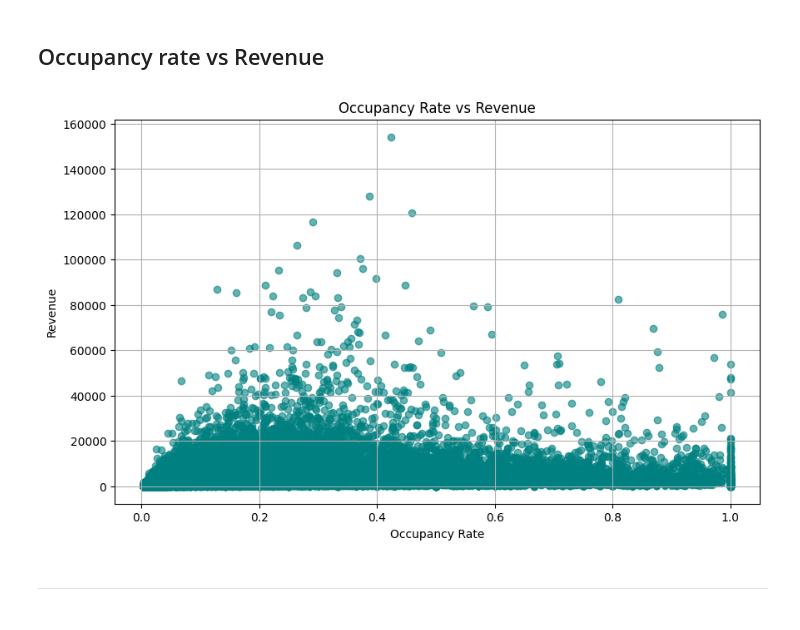
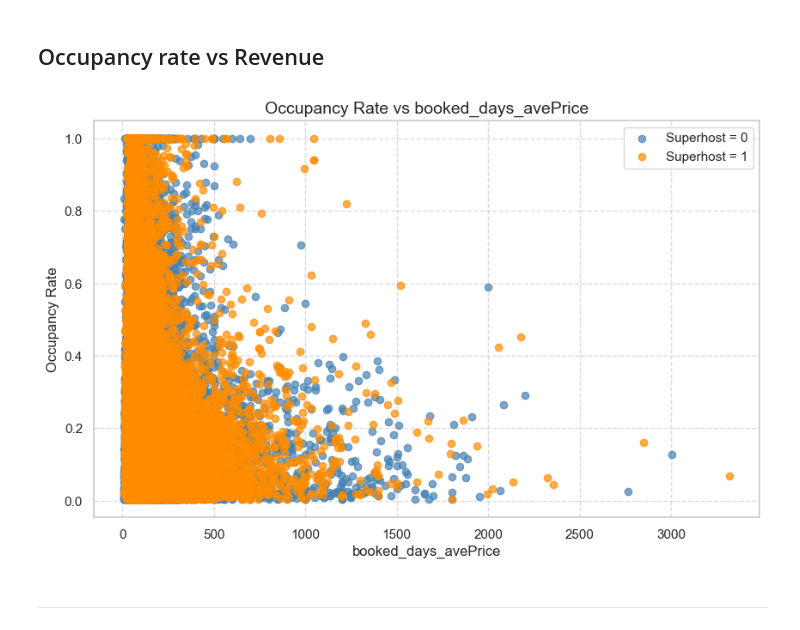
Before and after one commit to Vishnuanand77/airbnb-superhost-prediction, a Jupyter notebook: EDA.ipynb, the cells around one changed output. Saved outputs shown, nothing was run; the diff lists cells and outputs as text; code cells hidden in the pictures.

```diff
--- a/EDA.ipynb
+++ b/EDA.ipynb
@@ -433,15 +445,26 @@ print(df_imputed.isnull().sum())
 # %%
 import matplotlib.pyplot as plt
 
+# Separate data by Superhost values
+superhost_0 = df_imputed[df_imputed['Superhost'] == 0]
+superhost_1 = df_imputed[df_imputed['Superhost'] == 1]
+
+# Create the scatter plot
 plt.figure(figsize=(10, 6))
-plt.scatter(df_imputed['occupancy_rate'], df_imputed['revenue'], alpha=0.6, color='teal')
-plt.title("Occupancy Rate vs Revenue")
-plt.xlabel("Occupancy Rate")
-plt.ylabel("Revenue")
-plt.grid(True)
+plt.scatter(superhost_0['booked_days_avePrice'], superhost_0['occupancy_rate'],
+            alpha=0.7, color='#4682B4', label='Superhost = 0')  # Steel Blue
+plt.scatter(superhost_1['booked_days_avePrice'], superhost_1['occupancy_rate'],
+            alpha=0.7, color='#FF8C00', label='Superhost = 1')  # Dark Orange
+
+# Add titles and labels
+plt.title("Occupancy Rate vs booked_days_avePrice", fontsize=14)
+plt.xlabel("booked_days_avePrice", fontsize=12)
+plt.ylabel("Occupancy Rate", fontsize=12)
+plt.legend()
+plt.grid(True, linestyle='--', alpha=0.7)
 plt.show()
 # %% [output]
-[figure, old version]
+[figure, new version]
 # %% [markdown]
 ---
 # %% [markdown]
```
Also changed, not shown: parts of 2 cells of this notebook, 4 other files.
